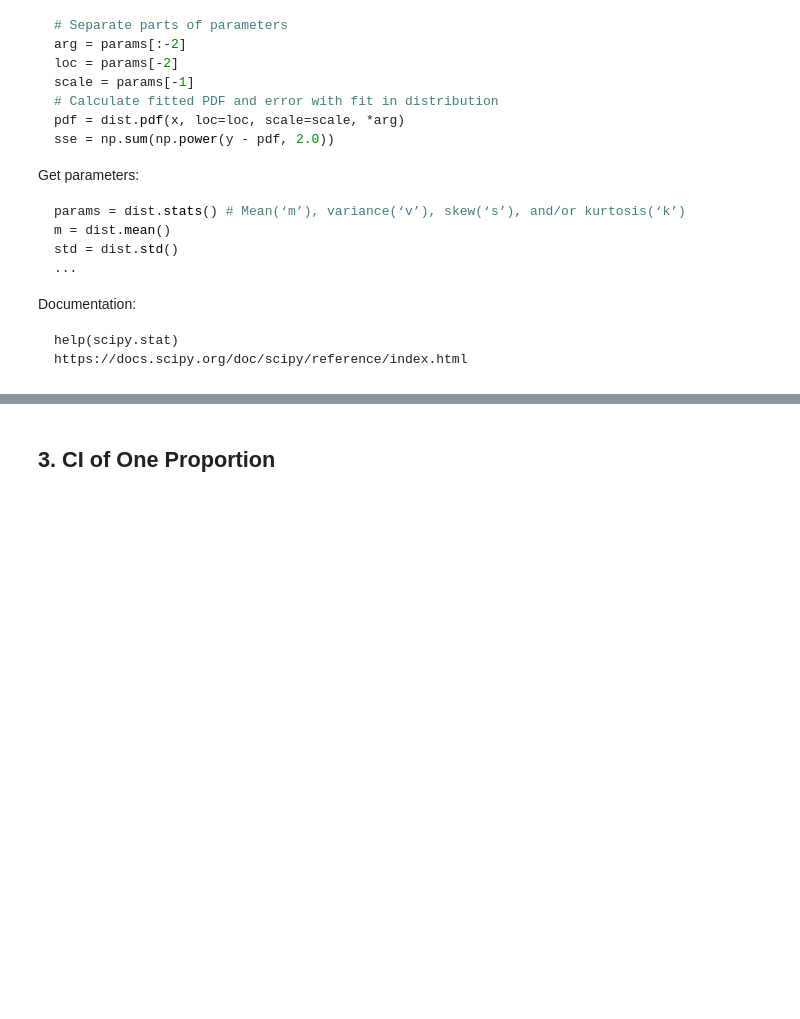
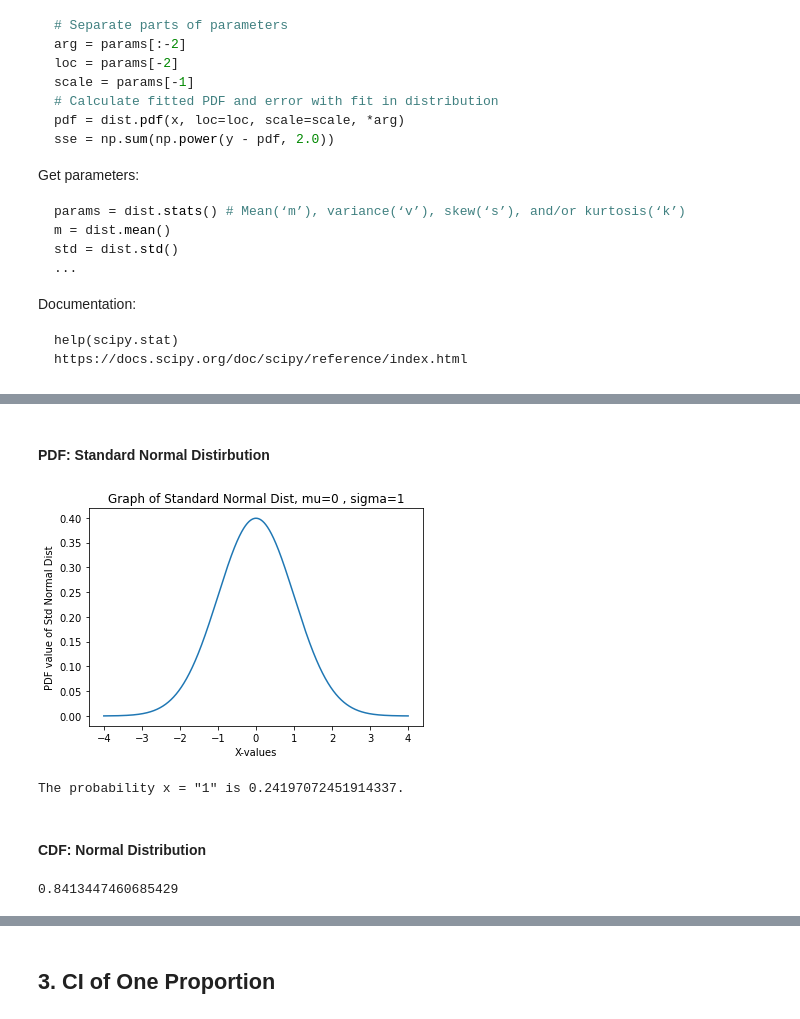
Before and after one commit to mxagar/statistics_with_python_coursera, a Jupyter notebook: 02_Inference/lab/02_ConfidenceIntervals_Examples.ipynb, the cells around one changed output, grey strips where cells are left out. Saved outputs shown, nothing was run; the diff lists cells and outputs as text; code cells hidden in the pictures; blank space fills up the shorter version.

```diff
--- a/02_Inference/lab/02_ConfidenceIntervals_Examples.ipynb
+++ b/02_Inference/lab/02_ConfidenceIntervals_Examples.ipynb
@@ -128,0 +145,34 @@ Documentation:
+# %% [markdown]
+#### PDF: Standard Normal Distirbution
+# %%
+import scipy
+import numpy as np
+import matplotlib.pyplot as plt
+from scipy.stats import norm
+
+X = np.arange(-4, 4, 0.001)  # X is an array of x's
+# Standard Normal: mean 0, std 1
+Y = norm.pdf(X, loc=0, scale=1)  # Y is an array of probabilities
+
+plt.title('Graph of Standard Normal Dist, mu=0 , sigma=1')
+plt.xlabel('X-values')
+plt.ylabel('PDF value of Std Normal Dist')
+plt.plot(X, Y)
+plt.show()
+# %% [output]
+[figure, added]
+# %%
+x = 1
+p = norm.pdf(x=x, loc=0.0, scale=1.0)
+print(f'The probability x = "{x}" is {p}.')
+# %% [output]
+The probability x = "1" is 0.24197072451914337.
+# %% [markdown]
+#### CDF: Normal Distribution
+# %%
+from scipy.stats import norm
+# mean 3, std 2
+less_than_5=norm.cdf(x=5, loc=3, scale=2)
+print(less_than_5)
+# %% [output]
+0.8413447460685429
```
Also changed, not shown: parts of 31 cells of this notebook.
